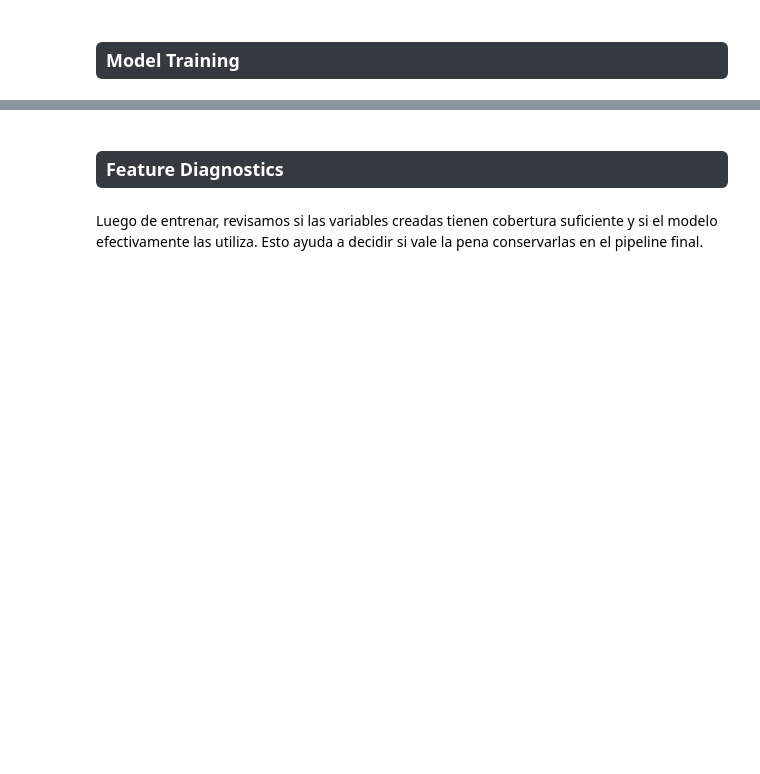
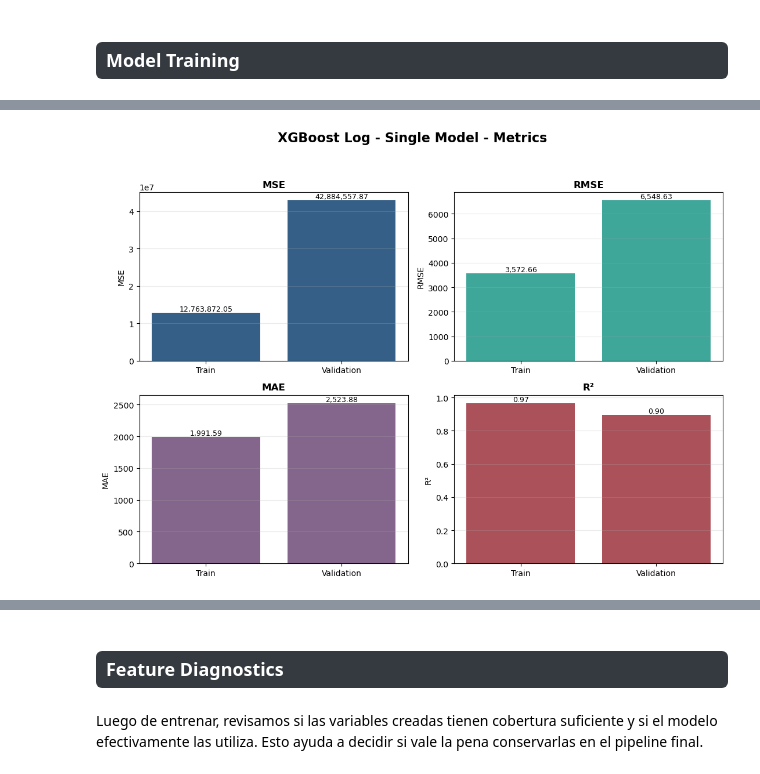
Before and after one commit to abrildiaco/TP_Final_ML, a Jupyter notebook: notebooks/just_trying.ipynb, the cells around one changed output, grey strips where cells are left out. Drawn from its saved outputs; the diff is of its cells as text; code cells hidden in the pictures; blank space fills up the shorter version.

```diff
--- a/notebooks/just_trying.ipynb
+++ b/notebooks/just_trying.ipynb
@@ -282,5 +320,5 @@ Model Training
 # %%
-xgboost_log_model, xgboost_log_metrics, xgboost_log_predictions = mod.train_xgboost(
+xgboost_single_model, xgboost_single_metrics, xgboost_single_predictions = mod.train_xgboost(
     X_train_encoded,
     y_train,
     X_val_encoded,
@@ -293,4 +331,4 @@ xgboost_log_model, xgboost_log_metrics, xgboost_log_predictions = mod.train_xgbo
     colsample_bytree=0.8,
 )
 
-xgboost_log_metrics
+xgboost_single_metrics
@@ -297,5 +338,8 @@ xgboost_log_metrics
 # %%
 visual.plot_regression_metrics(
-    xgboost_log_metrics,
-    model_name="XGBoost Log - Version Features",
+    xgboost_single_metrics,
+    model_name="XGBoost Log - Single Model",
+
 )
+# %% [output]
+[figure, added]
```
Also changed, not shown: parts of 38 cells of this notebook, 5 other files.
